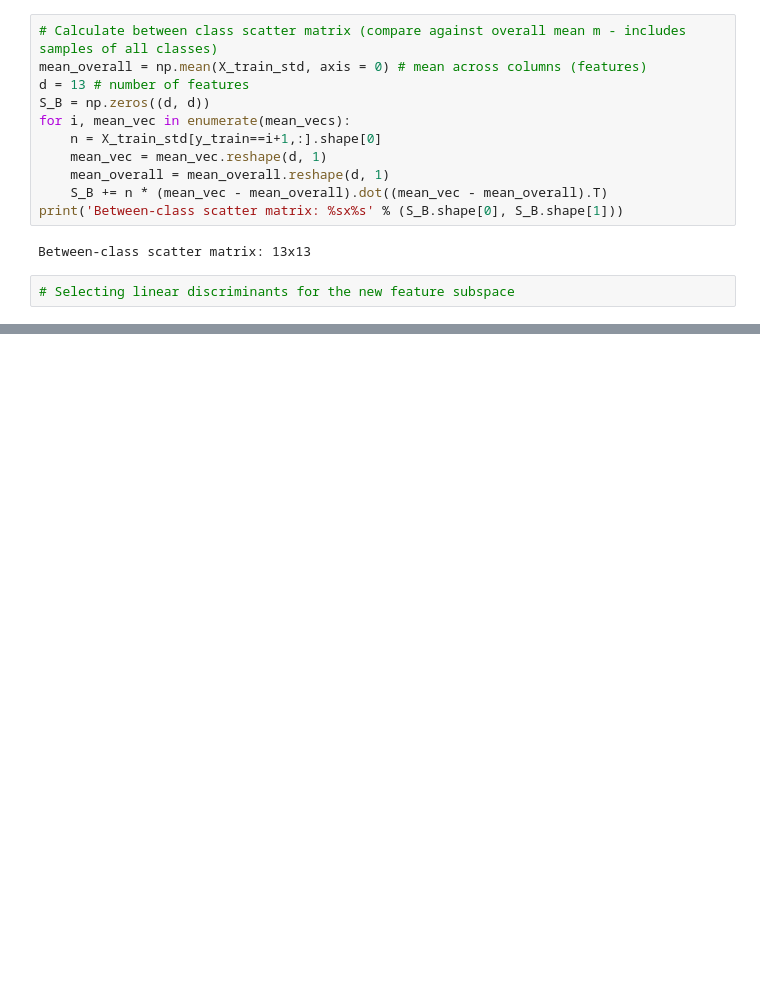
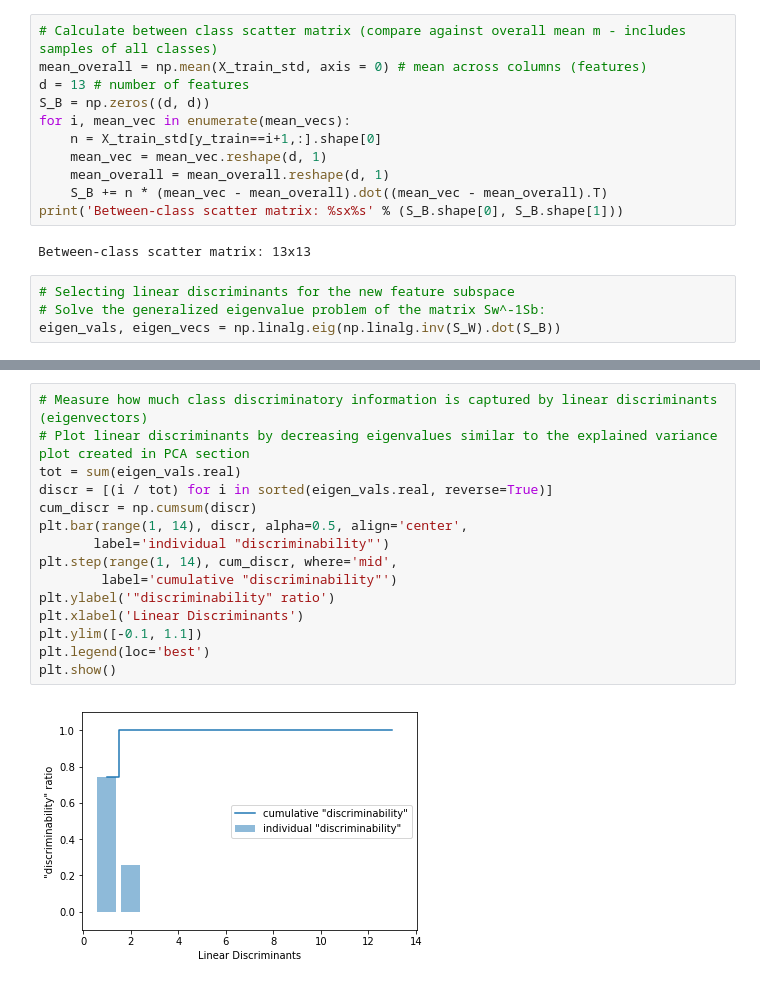
Before and after one commit to shunjilin/Python-Machine-Learning, a Jupyter notebook: 05.CompressingDataViaDimensionalityReduction/wine.ipynb, the cells around one changed output, grey strips where cells are left out. Saved outputs shown, nothing was run; the diff lists cells and outputs as text; blank space fills up the shorter version.

```diff
--- a/05.CompressingDataViaDimensionalityReduction/wine.ipynb
+++ b/05.CompressingDataViaDimensionalityReduction/wine.ipynb
@@ -245,3 +245,5 @@ print('Between-class scatter matrix: %sx%s' % (S_B.shape[0], S_B.shape[1]))
 Between-class scatter matrix: 13x13
 # %%
 # Selecting linear discriminants for the new feature subspace
+# Solve the generalized eigenvalue problem of the matrix Sw^-1Sb:
+eigen_vals, eigen_vecs = np.linalg.eig(np.linalg.inv(S_W).dot(S_B))
@@ -247,0 +273,17 @@ Between-class scatter matrix: 13x13
+# %%
+# Measure how much class discriminatory information is captured by linear discriminants (eigenvectors)
+# Plot linear discriminants by decreasing eigenvalues similar to the explained variance plot created in PCA section
+tot = sum(eigen_vals.real)
+discr = [(i / tot) for i in sorted(eigen_vals.real, reverse=True)]
+cum_discr = np.cumsum(discr)
+plt.bar(range(1, 14), discr, alpha=0.5, align='center',
+       label='individual "discriminability"')
+plt.step(range(1, 14), cum_discr, where='mid',
+        label='cumulative "discriminability"')
+plt.ylabel('"discriminability" ratio')
+plt.xlabel('Linear Discriminants')
+plt.ylim([-0.1, 1.1])
+plt.legend(loc='best')
+plt.show()
+# %% [output]
+[figure, added]
```
Also changed, not shown: parts of 7 cells of this notebook, 1 other file.
